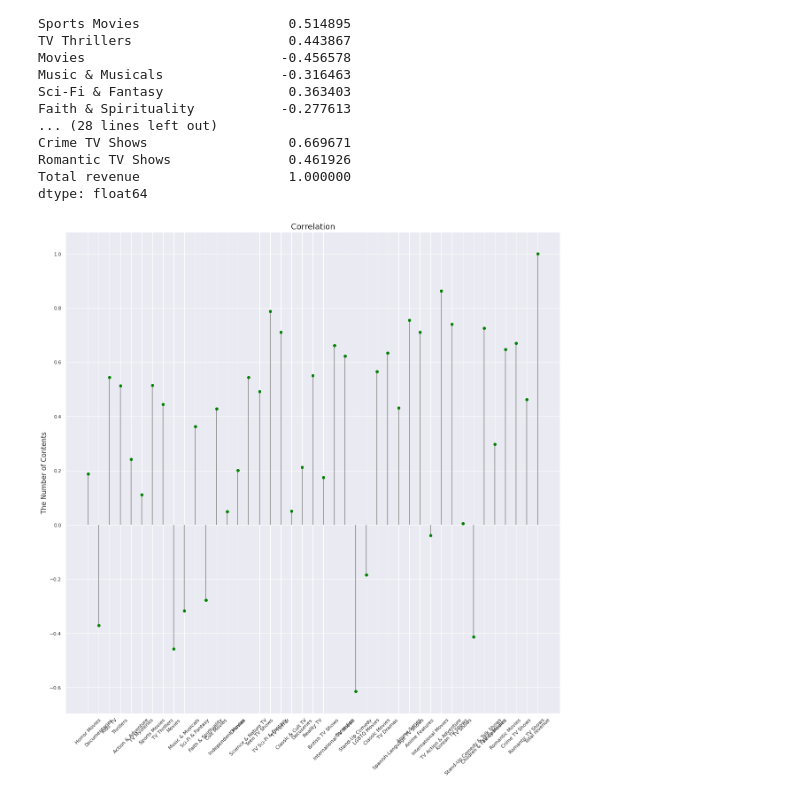
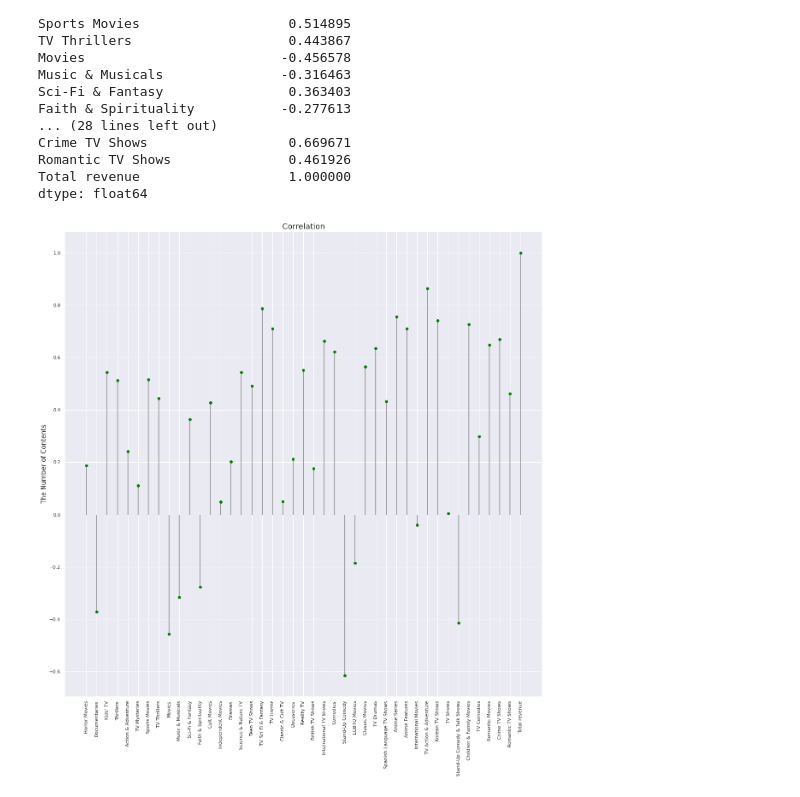
Before and after one commit to Yeyeong99/Aiffel_Datathon, a Jupyter notebook: 4 ott basic eda 1.ipynb, the cells around one changed output. Cells and saved outputs as stored; diff of their text form; code cells hidden in the pictures.

Commit message:
change plot label

```diff
--- a/4 ott basic eda 1.ipynb
+++ b/4 ott basic eda 1.ipynb
@@ -142,13 +142,13 @@ def get_info(data):
     return data, data_dict, data_top10
 
 # 시각화
-def show_genre(genre_dict, title, x_len=10, y_len=10):
+def show_genre(genre_dict, title, x_len=10, y_len=10, rotation=45):
     plt.figure(figsize=(x_len, y_len))
     x = list(genre_dict.keys())
     y = list(genre_dict.values())
     plt.vlines(x, ymin=0, ymax=y, color="gray")
     plt.plot(x, y, "o", color="green")
-    plt.xticks(x, rotation = 45)
+    plt.xticks(x, rotation = rotation)
     plt.ylabel("The Number of Contents", fontsize=15)
     plt.title(title, fontsize = 18)
 # %% [markdown]
@@ -1171,6 +1171,6 @@ dtype: float64
 # %%
 cor_dict = dict(quarter_genre.corrwith(quarter_genre['Total revenue']))
 # %%
-show_genre(cor_dict, 'Correlation', 20, 20)
+show_genre(cor_dict, 'Correlation', 20, 20, 90)
 # %% [output]
-[figure, old version]
+[figure, new version]
```
